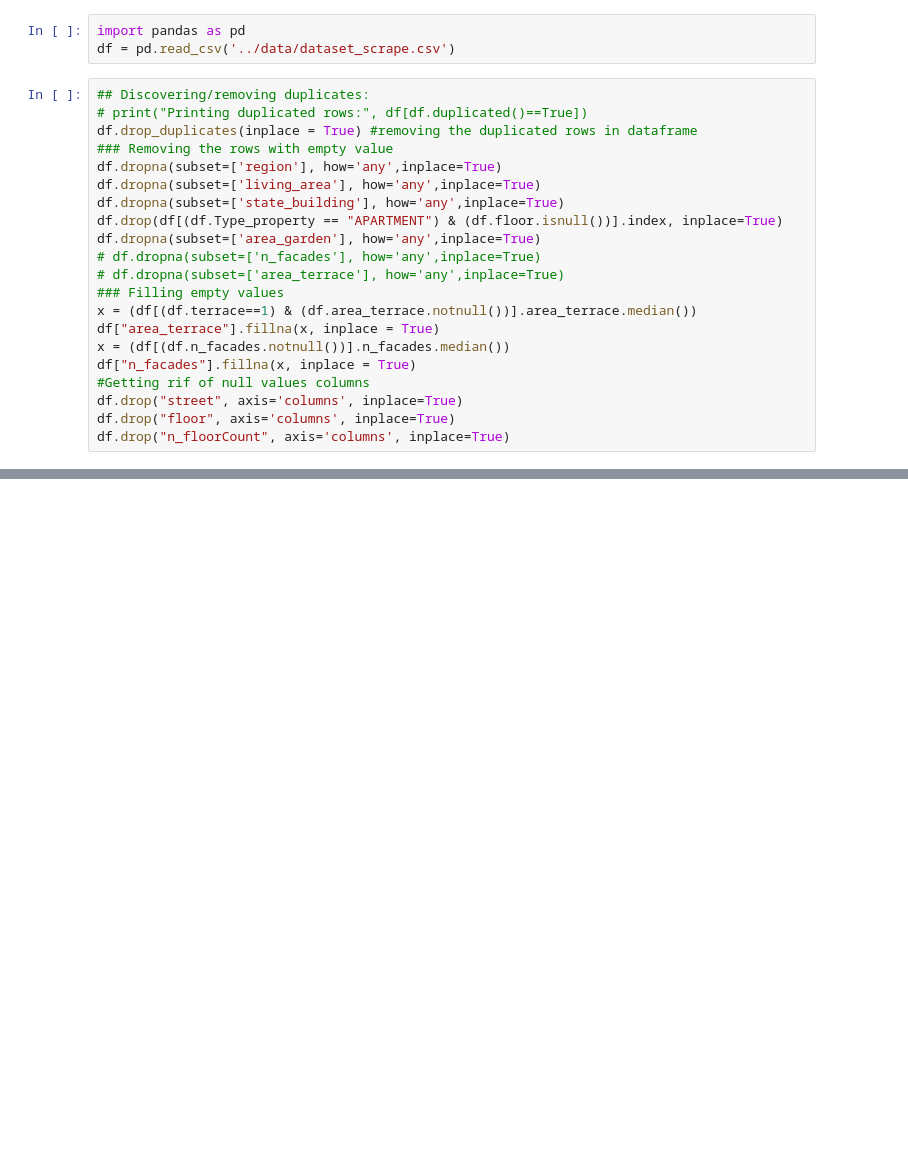
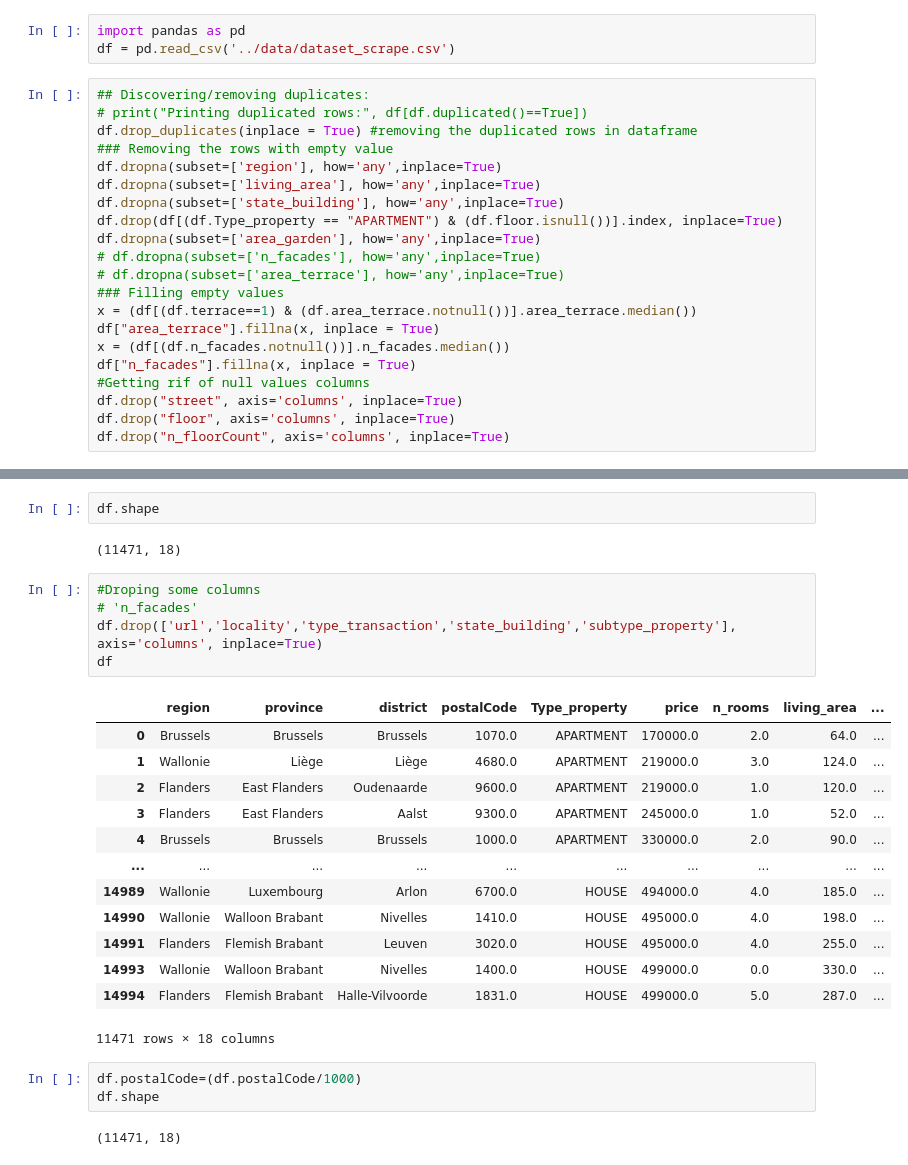
Before and after one commit to prongx/immo_eliza_regression, a Jupyter notebook: data-exploration/notebookCleaningData.ipynb, the cells around one changed output, grey strips where cells are left out. Drawn from its saved outputs; the diff is of its cells as text; blank space fills up the shorter version.

```diff
--- a/data-exploration/notebookCleaningData.ipynb
+++ b/data-exploration/notebookCleaningData.ipynb
@@ -80,0 +29,28 @@ print(dfh.shape)
+# %%
+df.shape
+# %% [output]
+(11471, 18)
+# %%
+#Droping some columns
+# 'n_facades'
+df.drop(['url','locality','type_transaction','state_building','subtype_property'], axis='columns', inplace=True)
+df
+# %% [output]
+|  | region | province | district | postalCode | Type_property | price | n_rooms | living_area | ... |
+| 0 | Brussels | Brussels | Brussels | 1070.0 | APARTMENT | 170000.0 | 2.0 | 64.0 | ... |
+| 1 | Wallonie | Liège | Liège | 4680.0 | APARTMENT | 219000.0 | 3.0 | 124.0 | ... |
+| 2 | Flanders | East Flanders | Oudenaarde | 9600.0 | APARTMENT | 219000.0 | 1.0 | 120.0 | ... |
+| 3 | Flanders | East Flanders | Aalst | 9300.0 | APARTMENT | 245000.0 | 1.0 | 52.0 | ... |
+| 4 | Brussels | Brussels | Brussels | 1000.0 | APARTMENT | 330000.0 | 2.0 | 90.0 | ... |
+| ... | ... | ... | ... | ... | ... | ... | ... | ... | ... |
+| 14989 | Wallonie | Luxembourg | Arlon | 6700.0 | HOUSE | 494000.0 | 4.0 | 185.0 | ... |
+| 14990 | Wallonie | Walloon Brabant | Nivelles | 1410.0 | HOUSE | 495000.0 | 4.0 | 198.0 | ... |
+| 14991 | Flanders | Flemish Brabant | Leuven | 3020.0 | HOUSE | 495000.0 | 4.0 | 255.0 | ... |
+| 14993 | Wallonie | Walloon Brabant | Nivelles | 1400.0 | HOUSE | 499000.0 | 0.0 | 330.0 | ... |
+| 14994 | Flanders | Flemish Brabant | Halle-Vilvoorde | 1831.0 | HOUSE | 499000.0 | 5.0 | 287.0 | ... |
+11471 rows × 18 columns
+# %%
+df.postalCode=(df.postalCode/1000)
+df.shape
+# %% [output]
+(11471, 18)
```
Also changed, not shown: parts of 11 cells of this notebook, 6 other files.
